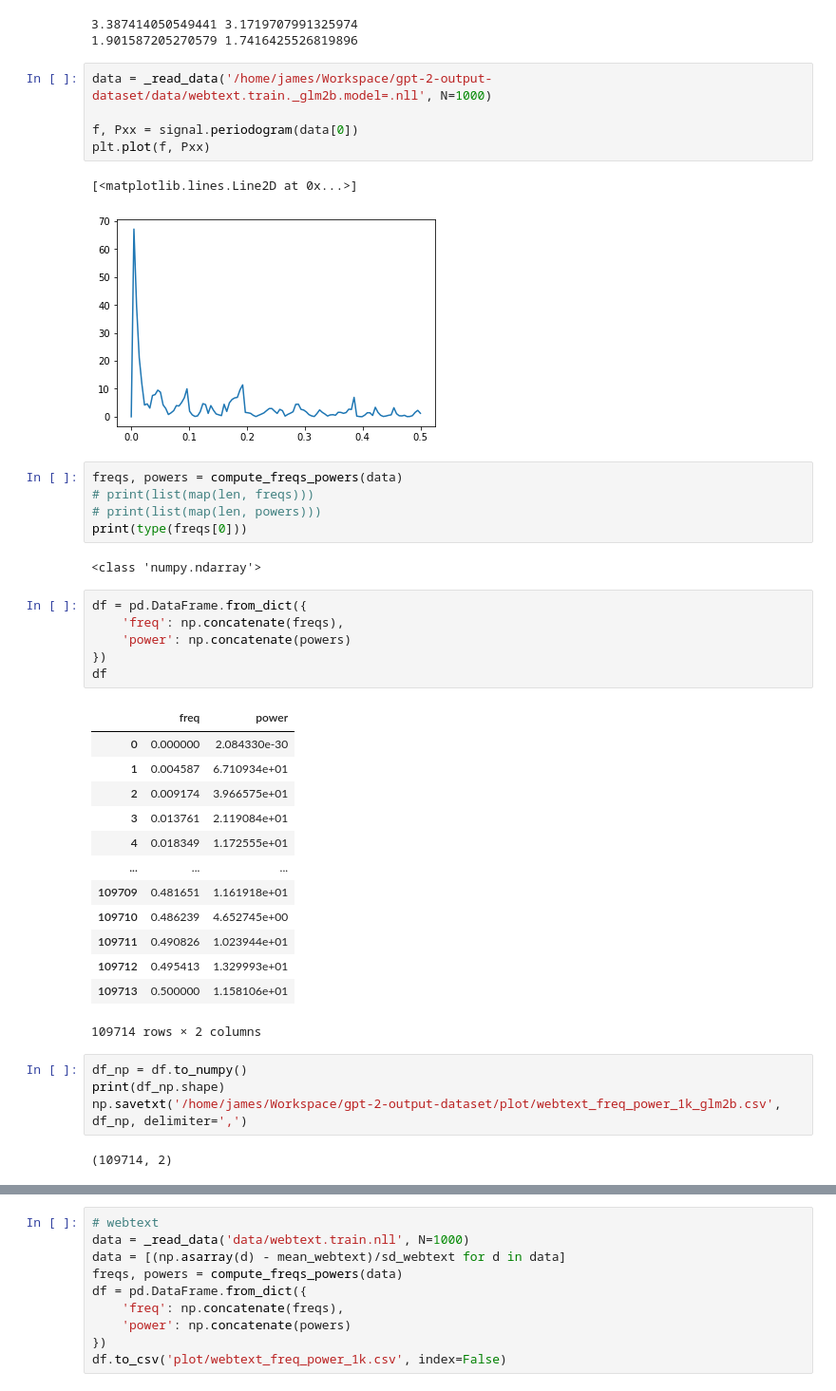
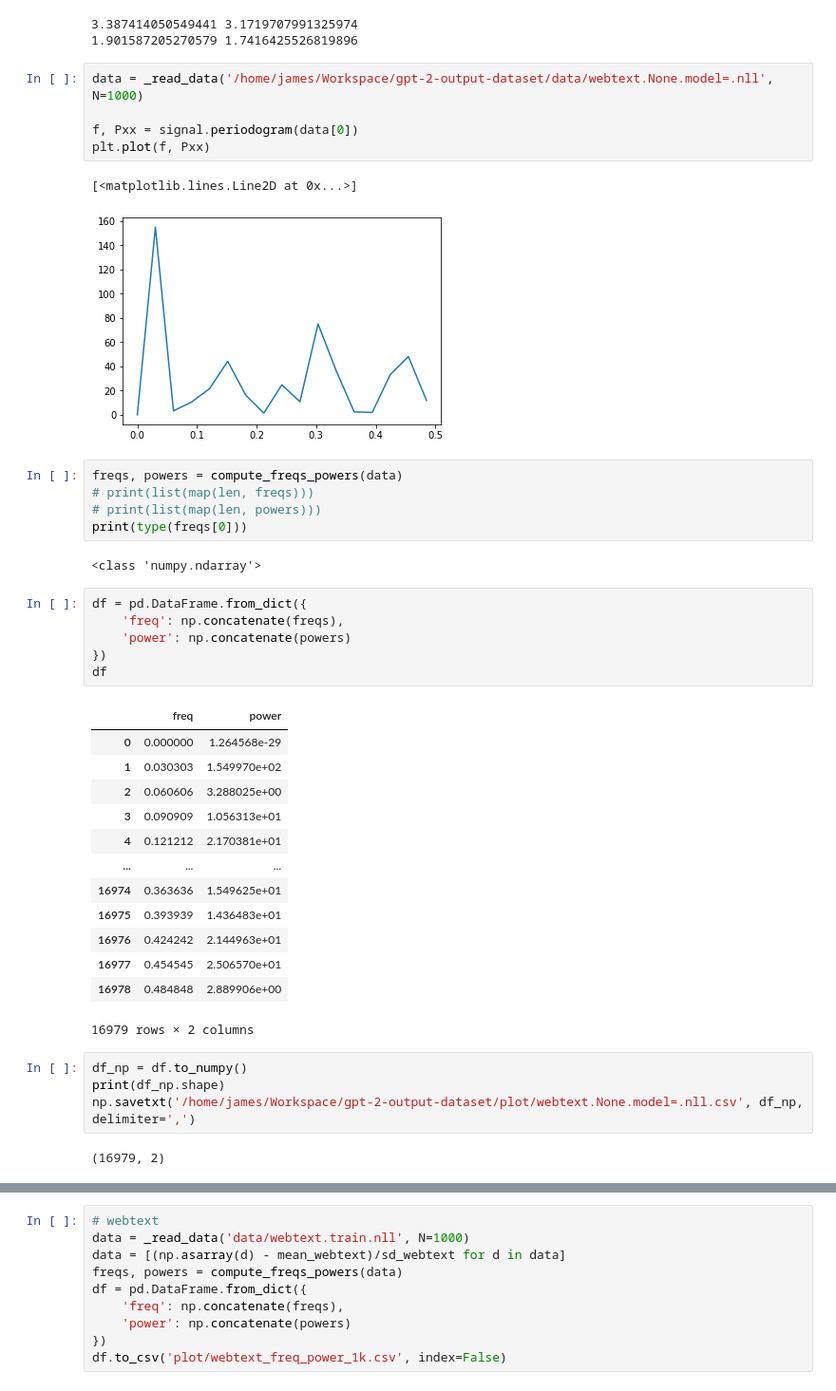
Before and after one commit to openai/gpt-2-output-dataset, a Jupyter notebook: james/freq_analysis.ipynb, the cells around one changed output, grey strips where cells are left out. Shown at 95% size. Cells and saved outputs as stored; diff of their text form.

```diff
--- a/james/freq_analysis.ipynb
+++ b/james/freq_analysis.ipynb
@@ -118,13 +118,13 @@ print(mean_xl_k40, sd_xl_k40)
 3.387414050549441 3.1719707991325974
 1.901587205270579 1.7416425526819896
 # %%
-data = _read_data('/home/james/Workspace/gpt-2-output-dataset/data/webtext.train._glm2b.model=.nll', N=1000)
+data = _read_data('/home/james/Workspace/gpt-2-output-dataset/data/webtext.None.model=.nll', N=1000)
 
 f, Pxx = signal.periodogram(data[0])
 plt.plot(f, Pxx)
 # %% [output]
 [<matplotlib.lines.Line2D at 0x...>]
-[figure, old version]
+[figure, new version]
 # %%
 freqs, powers = compute_freqs_powers(data)
 # print(list(map(len, freqs)))
@@ -140,24 +140,24 @@ df = pd.DataFrame.from_dict({
 df
 # %% [output]
 |  | freq | power |
-| 0 | 0.000000 | 2.084330e-30 |
-| 1 | 0.004587 | 6.710934e+01 |
-| 2 | 0.009174 | 3.966575e+01 |
-| 3 | 0.013761 | 2.119084e+01 |
-| 4 | 0.018349 | 1.172555e+01 |
+| 0 | 0.000000 | 1.264568e-29 |
+| 1 | 0.030303 | 1.549970e+02 |
+| 2 | 0.060606 | 3.288025e+00 |
+| 3 | 0.090909 | 1.056313e+01 |
+| 4 | 0.121212 | 2.170381e+01 |
 | ... | ... | ... |
-| 109709 | 0.481651 | 1.161918e+01 |
-| 109710 | 0.486239 | 4.652745e+00 |
-| 109711 | 0.490826 | 1.023944e+01 |
-| 109712 | 0.495413 | 1.329993e+01 |
-| 109713 | 0.500000 | 1.158106e+01 |
+| 16974 | 0.363636 | 1.549625e+01 |
+| 16975 | 0.393939 | 1.436483e+01 |
+| 16976 | 0.424242 | 2.144963e+01 |
+| 16977 | 0.454545 | 2.506570e+01 |
+| 16978 | 0.484848 | 2.889906e+00 |
-109714 rows × 2 columns
+16979 rows × 2 columns
 # %%
 df_np = df.to_numpy()
 print(df_np.shape)
-np.savetxt('/home/james/Workspace/gpt-2-output-dataset/plot/webtext_freq_power_1k_glm2b.csv', df_np, delimiter=',')
+np.savetxt('/home/james/Workspace/gpt-2-output-dataset/plot/webtext.None.model=.nll.csv', df_np, delimiter=',')
 # %% [output]
-(109714, 2)
+(16979, 2)
 # %%
 (
     ggplot(df, aes(x='freq', y='power'))
```
Also changed, not shown: parts of 3 cells of this notebook, 3 other files.
